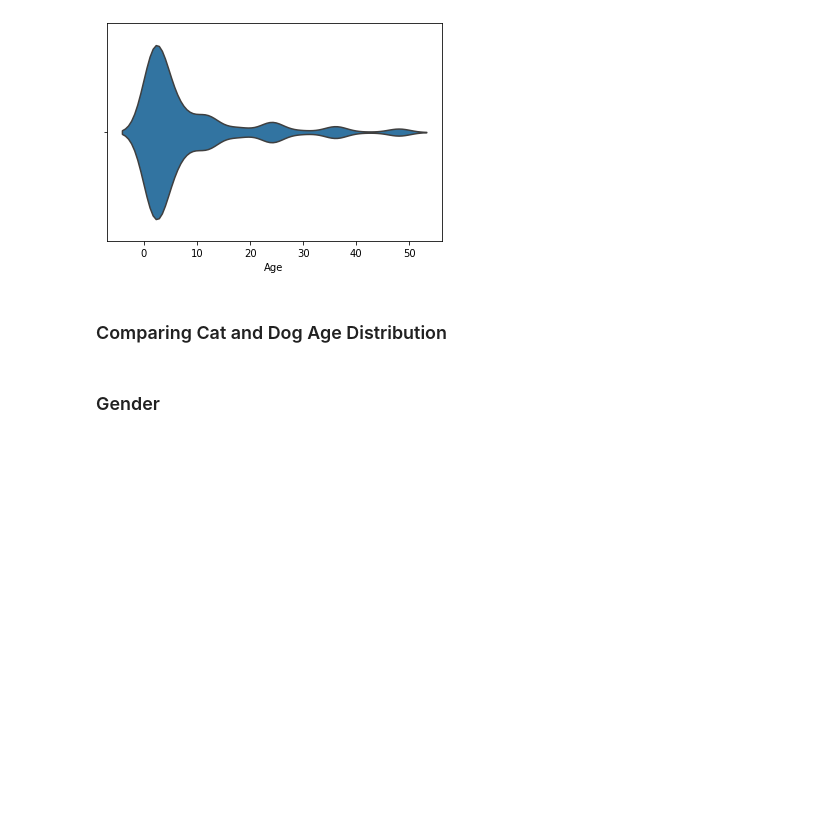
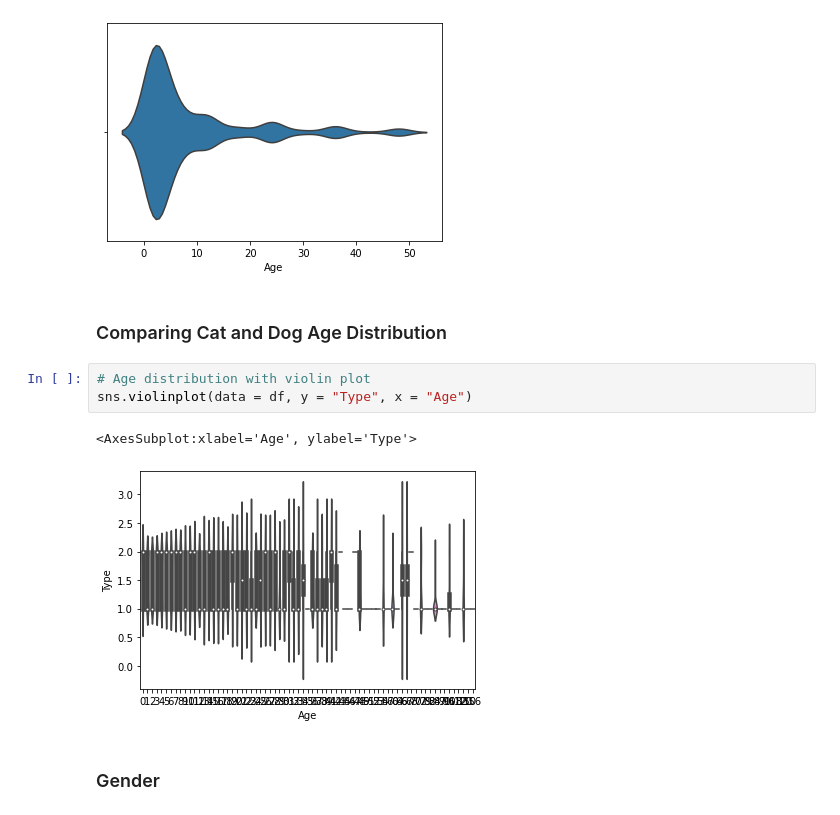
Before and after one commit to naufaldi-fir/adoption-prediction-project, a Jupyter notebook: Exploration on Age, Gender, Maturity Size, Furlength and Quantity.ipynb, the cells around one changed output. Cells and saved outputs as stored; diff of their text form; blank space fills up the shorter version.

Commit message:
add violin plot for age and type

```diff
--- a/Exploration on Age, Gender, Maturity Size, Furlength and Quantity.ipynb
+++ b/Exploration on Age, Gender, Maturity Size, Furlength and Quantity.ipynb
@@ -99,6 +99,12 @@ sns.violinplot(data = df[(df.Age < 50)],x = "Age", orient = "h", inner = None)
 [figure]
 # %% [markdown]
 ### Comparing Cat and Dog Age Distribution
+# %%
+# Age distribution with violin plot
+sns.violinplot(data = df, y = "Type", x = "Age")
+# %% [output]
+<AxesSubplot:xlabel='Age', ylabel='Type'>
+[figure, added]
 # %% [markdown]
 ### Gender
 # %%
```
Also changed, not shown: parts of 1 cell of this notebook.
